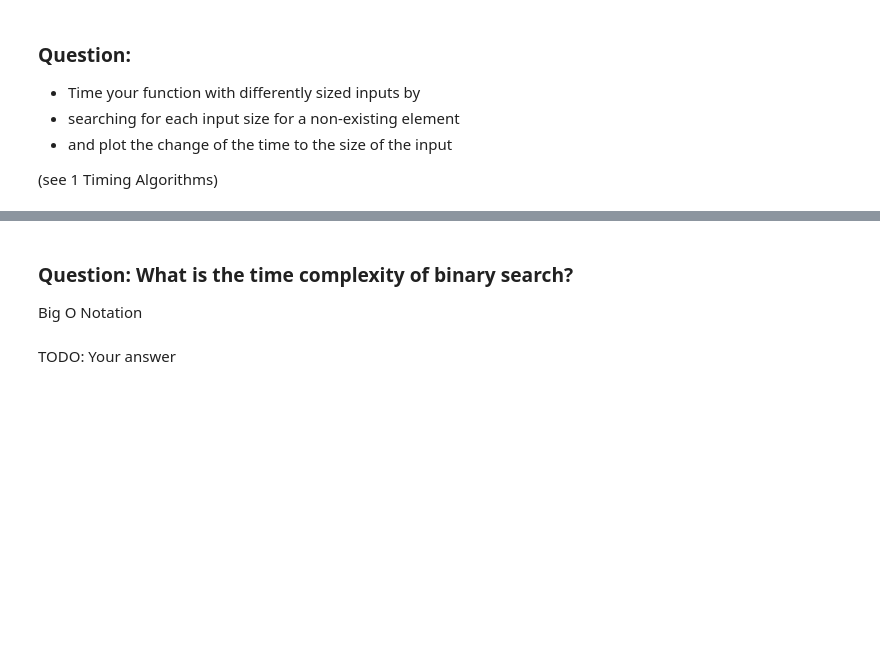
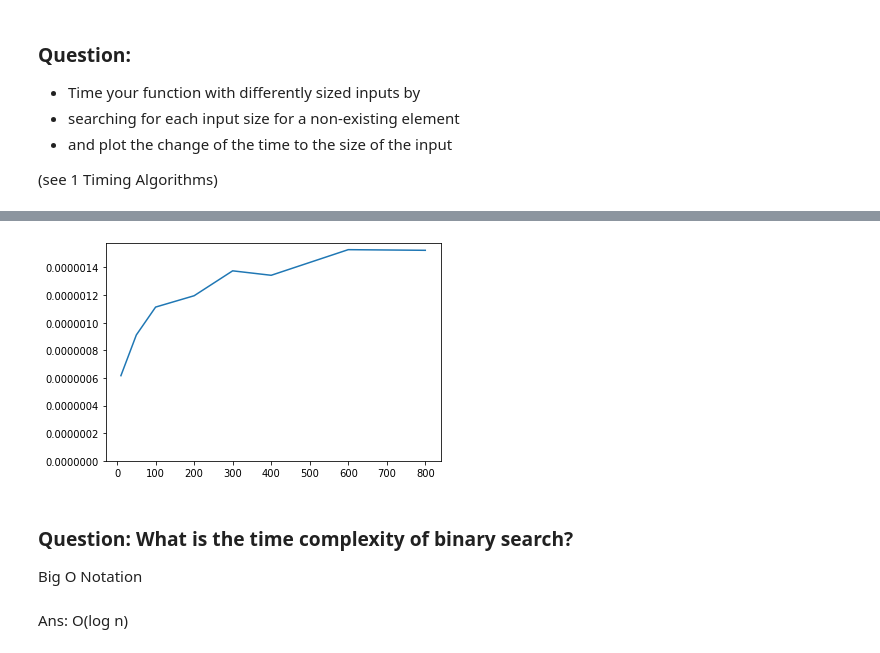
Before and after one commit to hsiehkl/bigdata, a Jupyter notebook: 2 Finding values in collections Todo.ipynb, the cells around one changed output, grey strips where cells are left out. Cells and saved outputs as stored; diff of their text form; code cells hidden in the pictures; blank space fills up the shorter version.

```diff
--- a/2 Finding values in collections Todo.ipynb
+++ b/2 Finding values in collections Todo.ipynb
@@ -87,8 +111,21 @@ def find_sorted(items, value):
         return:
             - index of value or -1 if not in list
     """
-    # TODO
-    pass
+    start_i = 0
+    end_i = len(items)-1
+
+    while(start_i <= end_i):
+
+        mid_i = (end_i+start_i)//2
+
+        if items[mid_i] == value:
+            return mid_i
+        else:
+            if value > items[mid_i]:
+                start_i = mid_i + 1
+            else:
+                end_i = mid_i - 1
+    return -1
 # %%
 # a value that is not in the list so that we get the worst case time
 value = n+1
@@ -114,0 +156,14 @@ find_sorted(sorted_items, value)
+# %%
+measures = []
+
+for n in list_of_n:
+    items = [int(random.random()*n) for _ in range(n)]
+    value = -1
+    sorted_items = sorted(items)
+    time = %timeit -o find_sorted(sorted_items, value)
+    measures.append((n, time.average))
+
+plt.plot(*zip(*measures))
+plt.ylim(ymin=0)
+plt.show()
+# %% [output]
@@ -115,6 +178,7 @@ find_sorted(sorted_items, value)
+[figure, added]
 # %% [markdown]
 ### Question: What is the time complexity of binary search?
 
 Big O Notation
-# %% [markdown]
-TODO: Your answer
+# %% [markdown]
+Ans: O(log n)
```
Also changed, not shown: parts of 11 cells of this notebook.
